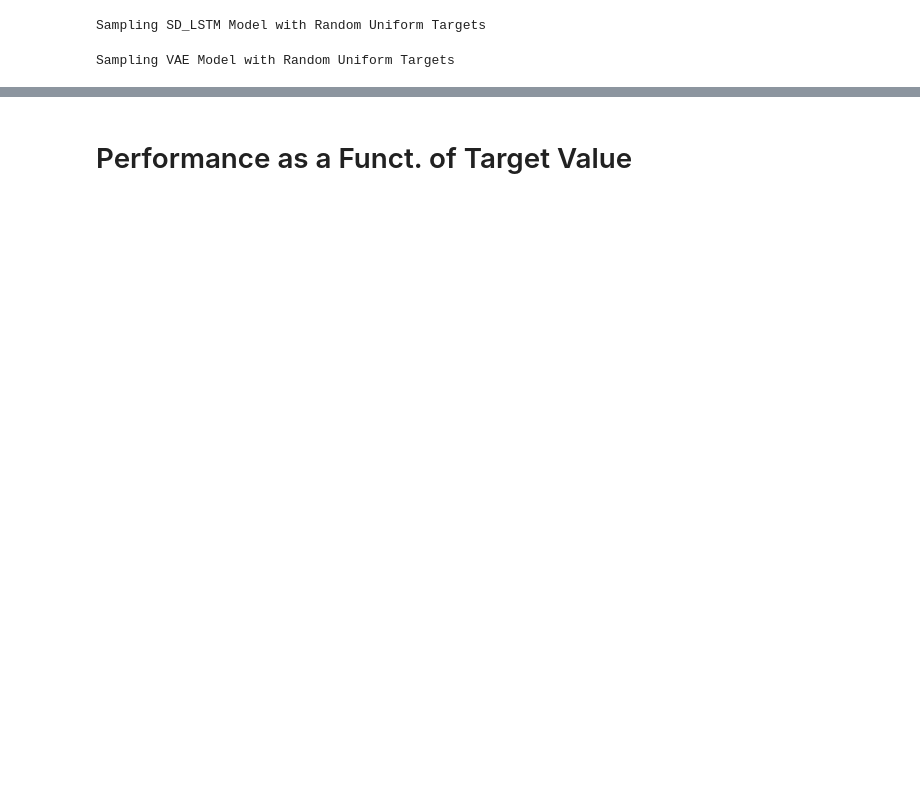
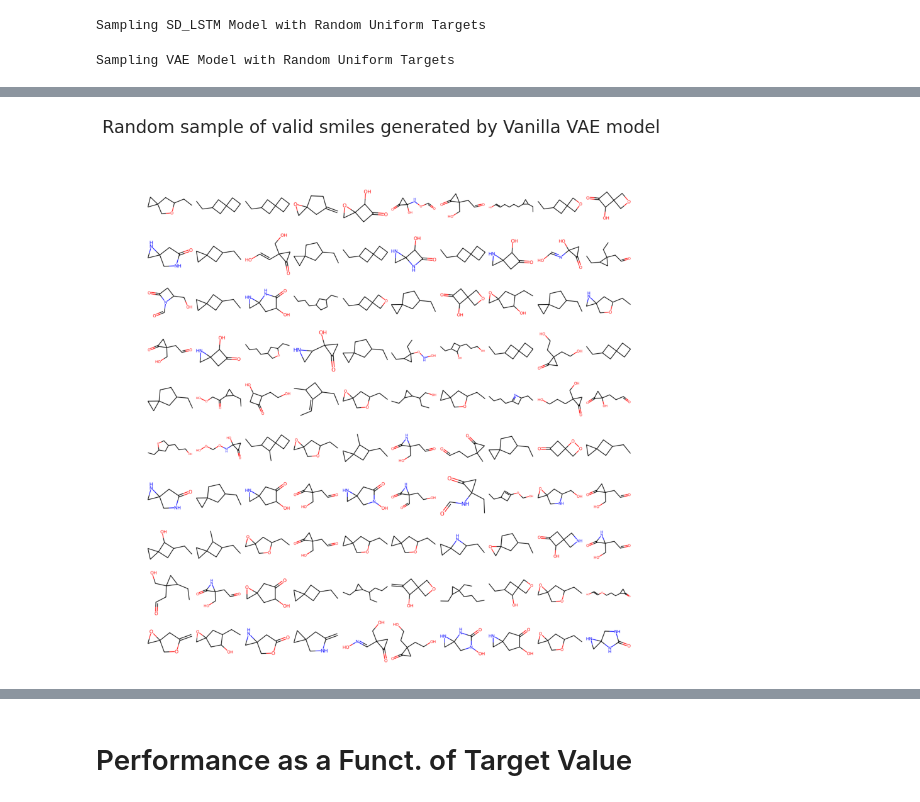
Before and after one commit to HeathArhturLouis/Rethinking-Molecular-Design-Integrating-Latent-Variable-and-Autoregressive-Models-for-Enhanced-Goal, a Jupyter notebook: Evaluation.ipynb, the cells around one changed output, grey strips where cells are left out. Cells and saved outputs as stored; diff of their text form; code cells hidden in the pictures; blank space fills up the shorter version.

```diff
--- a/Evaluation.ipynb
+++ b/Evaluation.ipynb
@@ -554,40 +347,0 @@ LSTM
-# %%
-from rdkit import Chem
-from rdkit.Chem import Draw
-import matplotlib.pyplot as plt
-
-def plot_smiles(smiles_list, title="SMILES Plot"):
-    """
-    Plots a 10x10 grid of molecular structures from a list of SMILES strings,
-    with no space between plots and no axes.
-
-    Args:
-    smiles_list (list): List of SMILES strings.
-    title (str): Title of the plot.
-    """
-    # remove invalid smiles and make sure we have enough
-    smiles_list = return_valid_smiles(sd_lstm_global_sample_smiles)
-    assert len(smiles_list) > 100
-
-    # pick 100 at random
-    smiles_list = np.random.choice(smiles_list, size=100, replace=False)
-
-    # Convert SMILES to RDKit molecule objects
-    molecules = [Chem.MolFromSmiles(smile) for smile in smiles_list]
-
-    # Create a 10x10 subplot with no spaces between subplots
-    fig, axs = plt.subplots(10, 10, figsize=(10, 10))
-    fig.suptitle(title, fontsize=20)
-    plt.subplots_adjust(wspace=0, hspace=0)  # Remove spaces between plots
-
-    for i, ax in enumerate(axs.flat):
-        ax.axis("off")  # Turn off the axes
-
-        if i < len(molecules):
-            mol = molecules[i]
-            if mol is not None:
-                # Convert RDKit molecule to an image and display it
-                img = Draw.MolToImage(mol, size=(150, 150))
-                ax.imshow(img)
-
-    plt.show()
@@ -601,0 +364,4 @@ plot_smiles(sd_lstm_global_sample_smiles, title="Random sample of valid smiles g
+# %%
+plot_smiles(vae_global_sample_smiles, title="Random sample of valid smiles generated by Vanilla VAE model")
+# %% [output]
+[figure, added]
```
Also changed, not shown: parts of 46 cells of this notebook, 4 other files.
